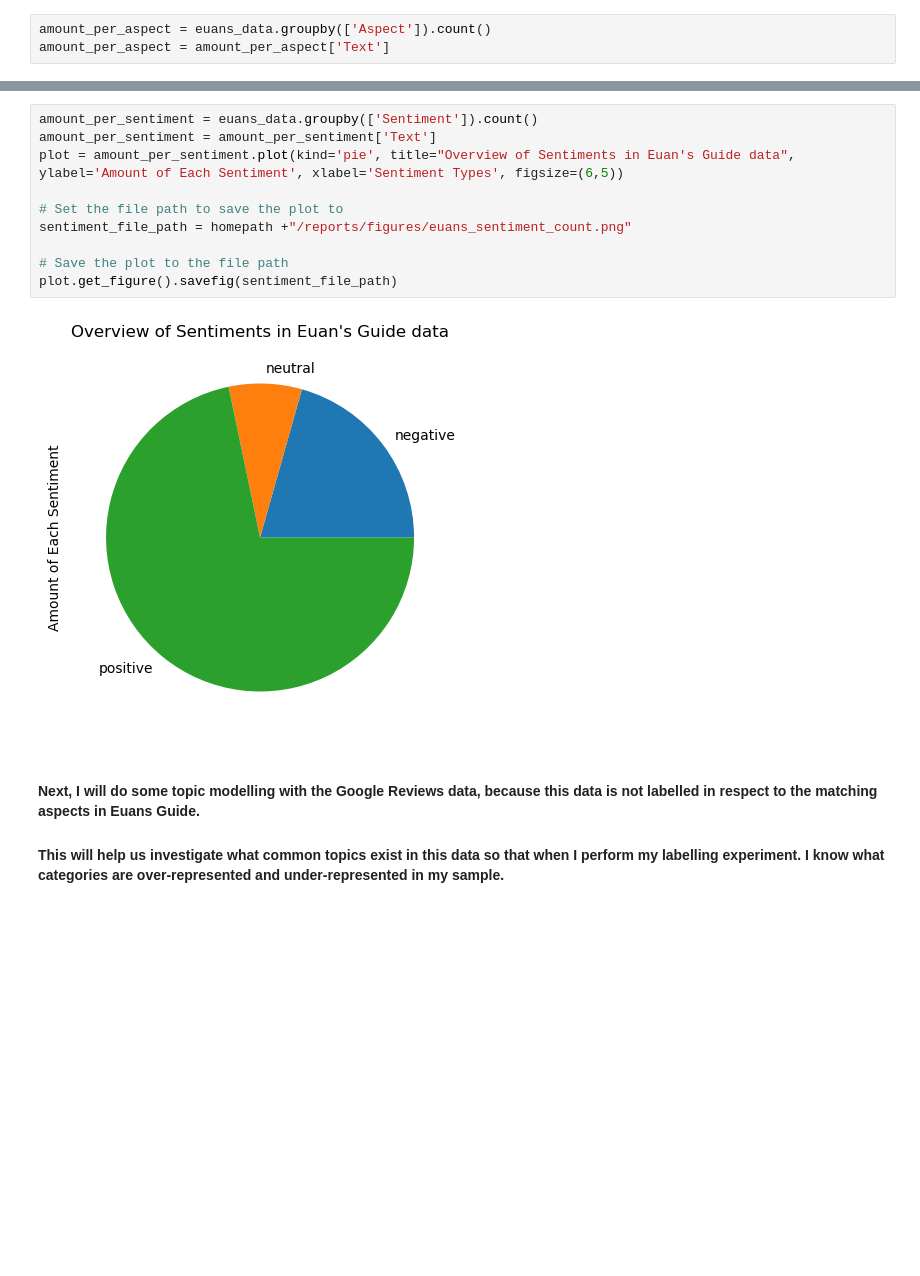
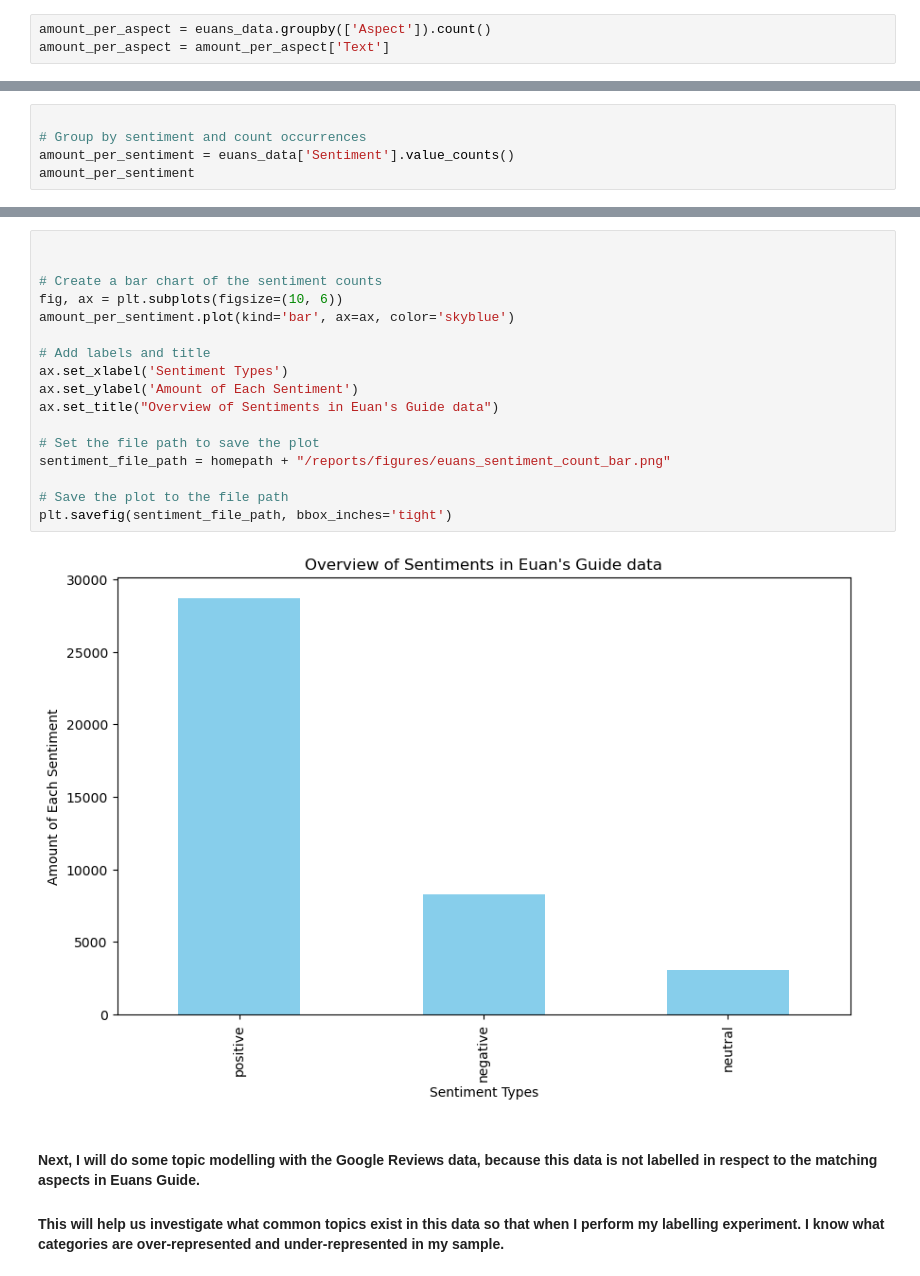
Before and after one commit to Amsterdam-Internships/Venue-Accessibility-Google-Reviews, a Jupyter notebook: notebooks/ExploratoryDataAnalysis.ipynb, the cells around one changed output, grey strips where cells are left out. Drawn from its saved outputs; the diff is of its cells as text; blank space fills up the shorter version.

```diff
--- a/notebooks/ExploratoryDataAnalysis.ipynb
+++ b/notebooks/ExploratoryDataAnalysis.ipynb
@@ -65,0 +67,5 @@ plt.savefig(aspects_file_path, bbox_inches='tight')
+# %%
+
+# Group by sentiment and count occurrences
+amount_per_sentiment = euans_data['Sentiment'].value_counts()
+amount_per_sentiment
@@ -66,15 +77,22 @@ plt.savefig(aspects_file_path, bbox_inches='tight')
 # %%
-amount_per_sentiment = euans_data.groupby(['Sentiment']).count()
-amount_per_sentiment = amount_per_sentiment['Text']
-plot = amount_per_sentiment.plot(kind='pie', title="Overview of Sentiments in Euan's Guide data", ylabel='Amount of Each Sentiment', xlabel='Sentiment Types', figsize=(6,5))
 
-# Set the file path to save the plot to
-sentiment_file_path = homepath +"/reports/figures/euans_sentiment_count.png"
+
+# Create a bar chart of the sentiment counts
+fig, ax = plt.subplots(figsize=(10, 6))
+amount_per_sentiment.plot(kind='bar', ax=ax, color='skyblue')
+
+# Add labels and title
+ax.set_xlabel('Sentiment Types')
+ax.set_ylabel('Amount of Each Sentiment')
+ax.set_title("Overview of Sentiments in Euan's Guide data")
+
+# Set the file path to save the plot
+sentiment_file_path = homepath + "/reports/figures/euans_sentiment_count_bar.png"
 
 # Save the plot to the file path
-plot.get_figure().savefig(sentiment_file_path)
+plt.savefig(sentiment_file_path, bbox_inches='tight')
 # %% [output]
-[figure, old version]
+[figure, new version]
 # %% [markdown]
 #### Next, I will do some topic modelling with the Google Reviews data, because this data is not labelled in respect to the matching aspects in Euans Guide.
 
```
Also changed, not shown: parts of 5 cells of this notebook, 5 other files.
